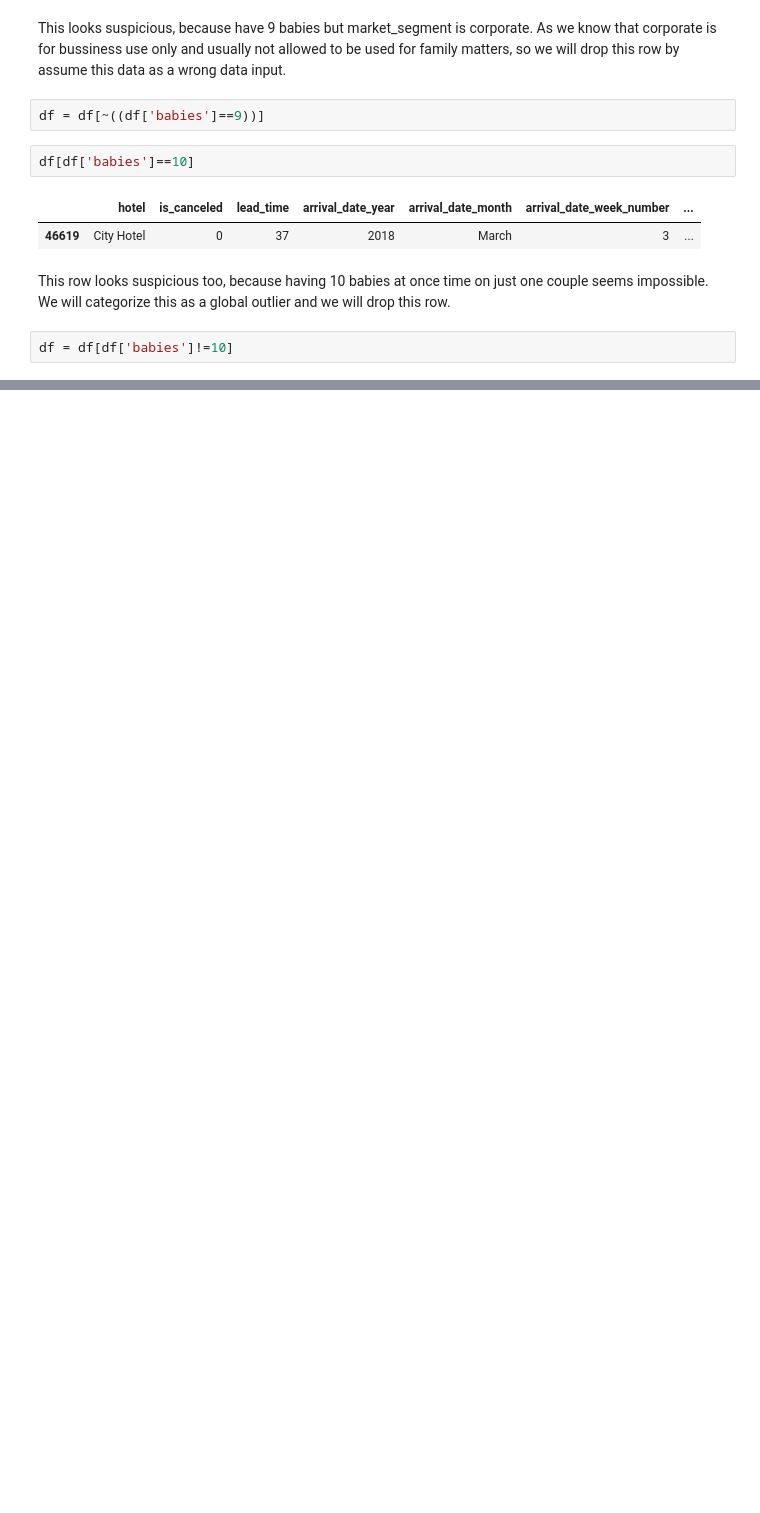
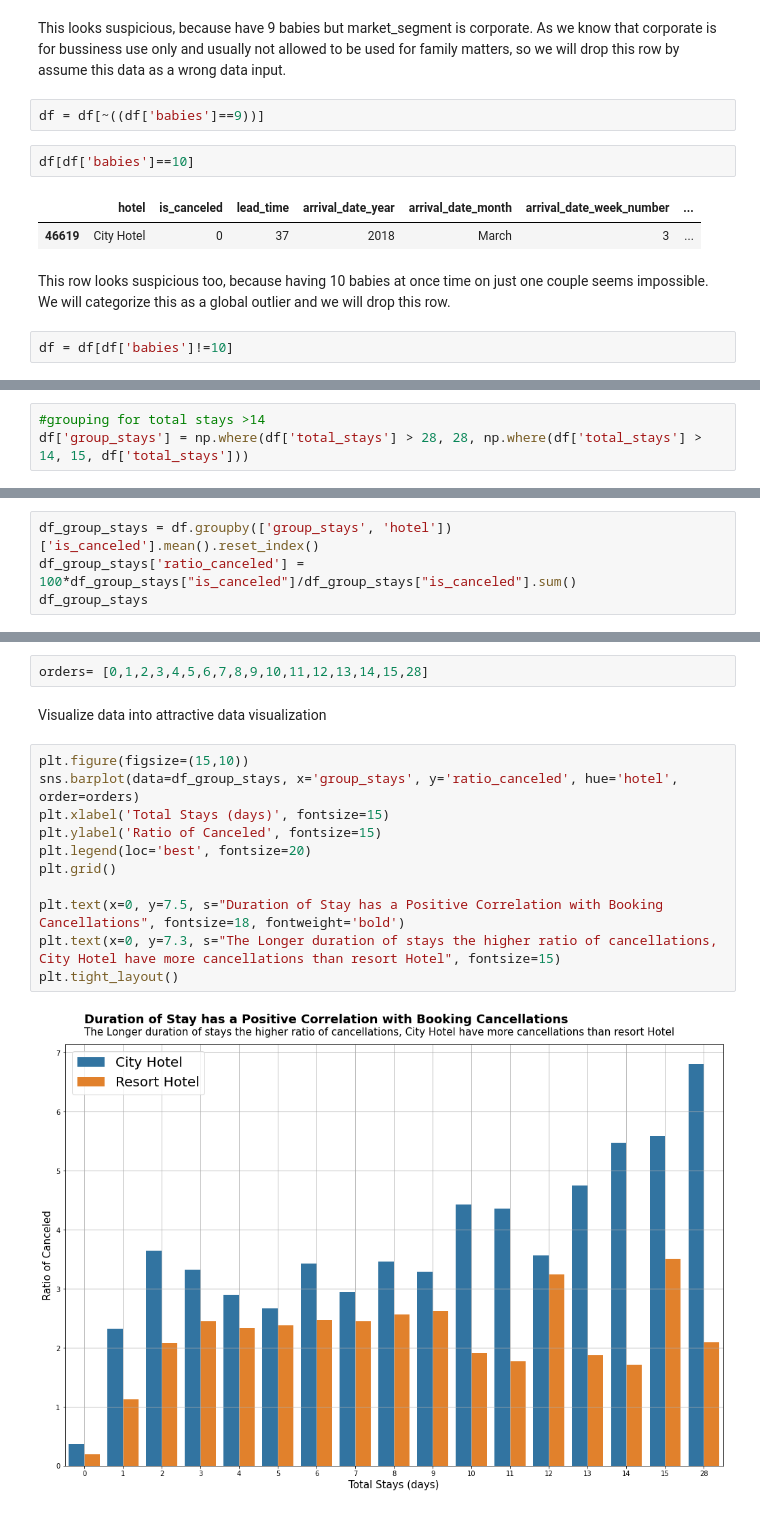
Before and after one commit to maulanaycb/Investigate-Business-Hotel-using-Data-Visualization, a Jupyter notebook: Mini Project 2.ipynb, the cells around one changed output, grey strips where cells are left out. Drawn from its saved outputs; the diff is of its cells as text; blank space fills up the shorter version.

```diff
--- a/Mini Project 2.ipynb
+++ b/Mini Project 2.ipynb
@@ -348,0 +478,3 @@ df = df[df['babies']!=10]
+# %%
+#grouping for total stays >14
+df['group_stays'] = np.where(df['total_stays'] > 28, 28, np.where(df['total_stays'] > 14, 15, df['total_stays']))
@@ -348,0 +502,4 @@ df = df[df['babies']!=10]
+# %%
+df_group_stays = df.groupby(['group_stays', 'hotel'])['is_canceled'].mean().reset_index()
+df_group_stays['ratio_canceled'] =  100*df_group_stays["is_canceled"]/df_group_stays["is_canceled"].sum()
+df_group_stays
@@ -348,0 +524,17 @@ df = df[df['babies']!=10]
+# %%
+orders= [0,1,2,3,4,5,6,7,8,9,10,11,12,13,14,15,28]
+# %% [markdown]
+Visualize data into attractive data visualization
+# %%
+plt.figure(figsize=(15,10))
+sns.barplot(data=df_group_stays, x='group_stays', y='ratio_canceled', hue='hotel', order=orders)
+plt.xlabel('Total Stays (days)', fontsize=15)
+plt.ylabel('Ratio of Canceled', fontsize=15)
+plt.legend(loc='best', fontsize=20)
+plt.grid()
+
+plt.text(x=0, y=7.5, s="Duration of Stay has a Positive Correlation with Booking Cancellations", fontsize=18, fontweight='bold')
+plt.text(x=0, y=7.3, s="The Longer duration of stays the higher ratio of cancellations, City Hotel have more cancellations than resort Hotel", fontsize=15)
+plt.tight_layout()
+# %% [output]
+[figure, added]
```
Also changed, not shown: parts of 26 cells of this notebook.
